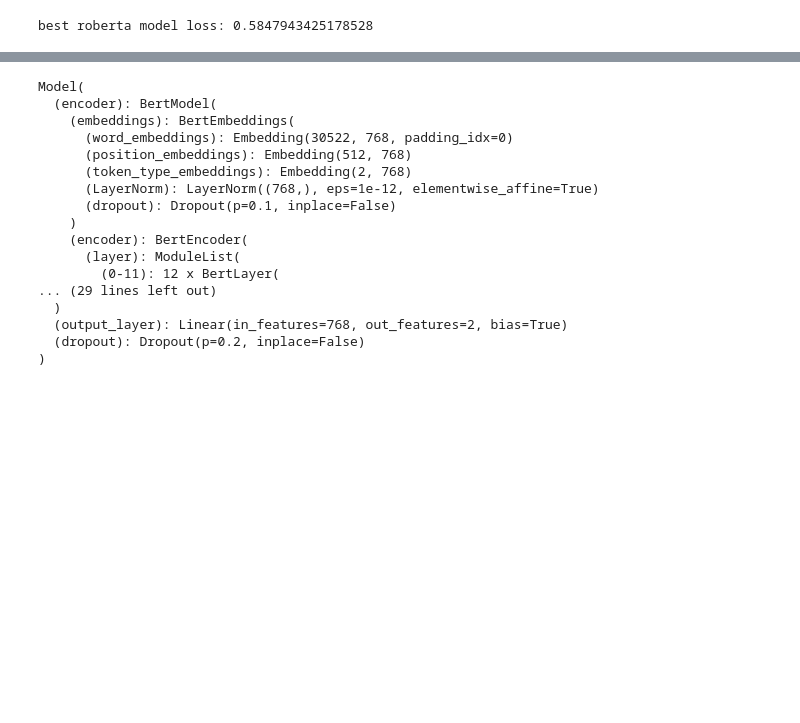
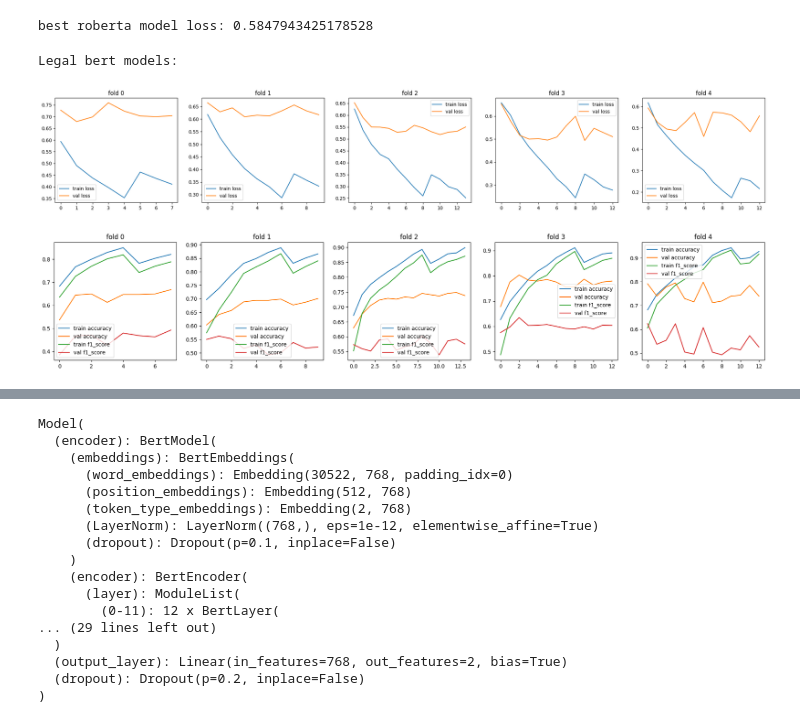
Before and after one commit to SeppiaBrilla/NLP_project, a Jupyter notebook: project.ipynb, the cells around one changed output, grey strips where cells are left out. Drawn from its saved outputs; the diff is of its cells as text; code cells hidden in the pictures; blank space fills up the shorter version.

Commit message:
graphs

```diff
--- a/project.ipynb
+++ b/project.ipynb
@@ -331,7 +332,7 @@ for i, model_data in enumerate(legal_bert_models):
     json.dump(model_data["data"], f)
     f.close()
 for i, model_info in enumerate(legal_bert_models):
-    torch.save(model_info["model"], f"best_model_legal_bert_fold_{i}")
+    torch.save(model_info["model"].state_dict(), f"best_model_legal_bert_fold_{i}")
 # %%
 roberta_models = fold_training(cases, ROBERTA, 5e-5, 4e-3, .6)
 # %% [output]
@@ -450,4 +451,4 @@ for i, model_data in enumerate(roberta_models):
     json.dump(model_data["data"], f)
     f.close()
 for i, model_info in enumerate(roberta_models):
-    torch.save(model_info["model"], f"best_model_roberta_fold_{i}")
+    torch.save(model_info["model"].state_dict(), f"best_model_roberta_fold_{i}")
@@ -454,3 +466,14 @@ for i, model_info in enumerate(roberta_models):
+# %%
+roberta_models = []
+for fold in range(5):
+    f = open(f"roberta_fold_{fold}.json")
+    data = json.load(f)
+    losses = [train["loss"] for train in data["val"]]
+    loss = []
+    for l in losses:
+        loss += l
+    loss = min(loss)
+    roberta_models.append({"loss": loss, "data":data})
 # %%
 best_model_fold = min(legal_bert_models, key= lambda x: x["loss"])
 print(f"best legal bert model loss: {best_model_fold['loss']}")
@@ -461,3 +484,42 @@ best_model_fold = min(roberta_models, key= lambda x: x["loss"])
 print(f"best roberta model loss: {best_model_fold['loss']}")
 # %% [output]
 best roberta model loss: 0.5847943425178528
+# %%
+_, axs = plt.subplots(ncols = len(legal_bert_models), figsize=(27, 4))
+for fold, train_data in enumerate(legal_bert_models):
+    temp_list = [t["loss"] for t in train_data["data"]["train"]]
+    train_metric = []
+    for l in temp_list:
+        train_metric += l
+    temp_list = [t["loss"] for t in train_data["data"]["val"]]
+    val_metric = []
+    for l in temp_list:
+        val_metric += l
+    x = [i for i in range(len(val_metric))]
+    axs[fold].plot(x, train_metric, label="train loss")
+    axs[fold].plot(x, val_metric, label="val loss")
+    axs[fold].set_title(f"fold {fold}")
+    axs[fold].legend()
+print("Legal bert models:")
+plt.show()
+_, axs = plt.subplots(ncols = len(legal_bert_models), figsize=(24, 4))
+for fold, train_data in enumerate(legal_bert_models):
+    for metric in ["accuracy", "f1_score"]:
+        temp_list = [t[metric] for t in train_data["data"]["train"]]
+        train_metric = []
+        for l in temp_list:
+            train_metric += l
+        temp_list = [t[metric] for t in train_data["data"]["val"]]
+        val_metric = []
+        for l in temp_list:
+            val_metric += l
+        x = [i for i in range(len(val_metric))]
+        axs[fold].plot(x, train_metric, label=f"train {metric}")
+        axs[fold].plot(x, val_metric, label=f"val {metric}")
+        axs[fold].set_title(f"fold {fold}")
+        axs[fold].legend()
+plt.show()
+# %% [output]
+Legal bert models:
+[figure, added]
+[figure, added]
```
Also changed, not shown: parts of 4 cells of this notebook.
